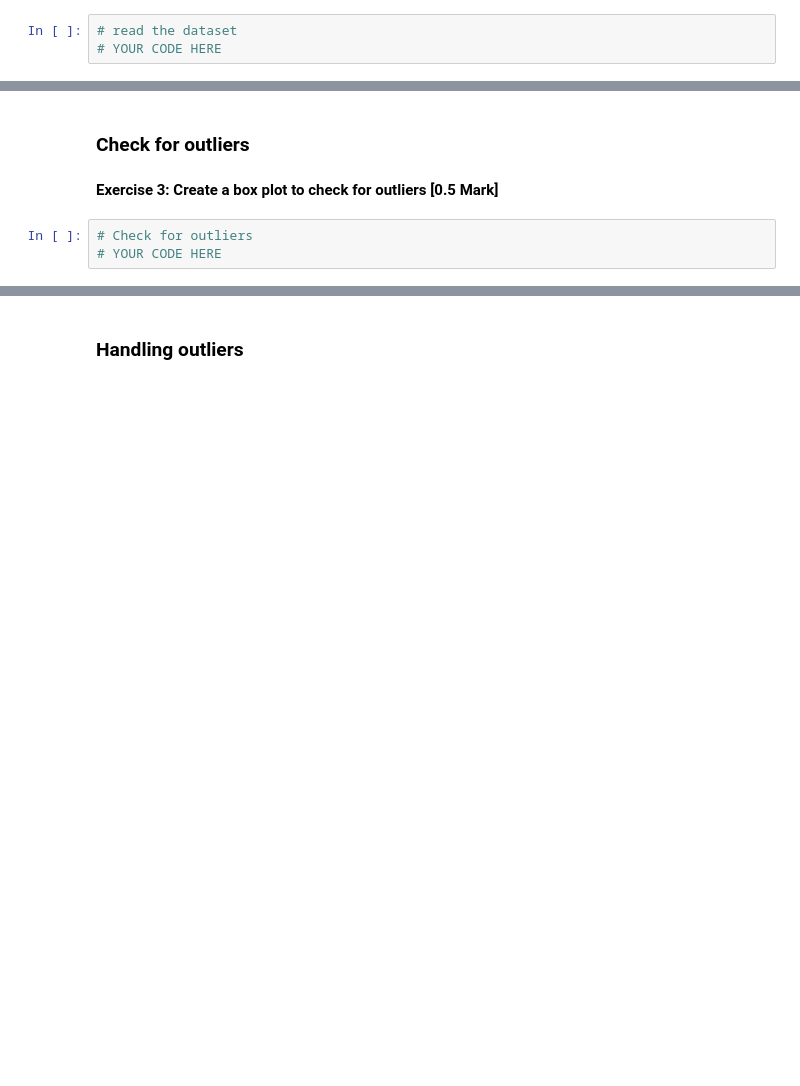
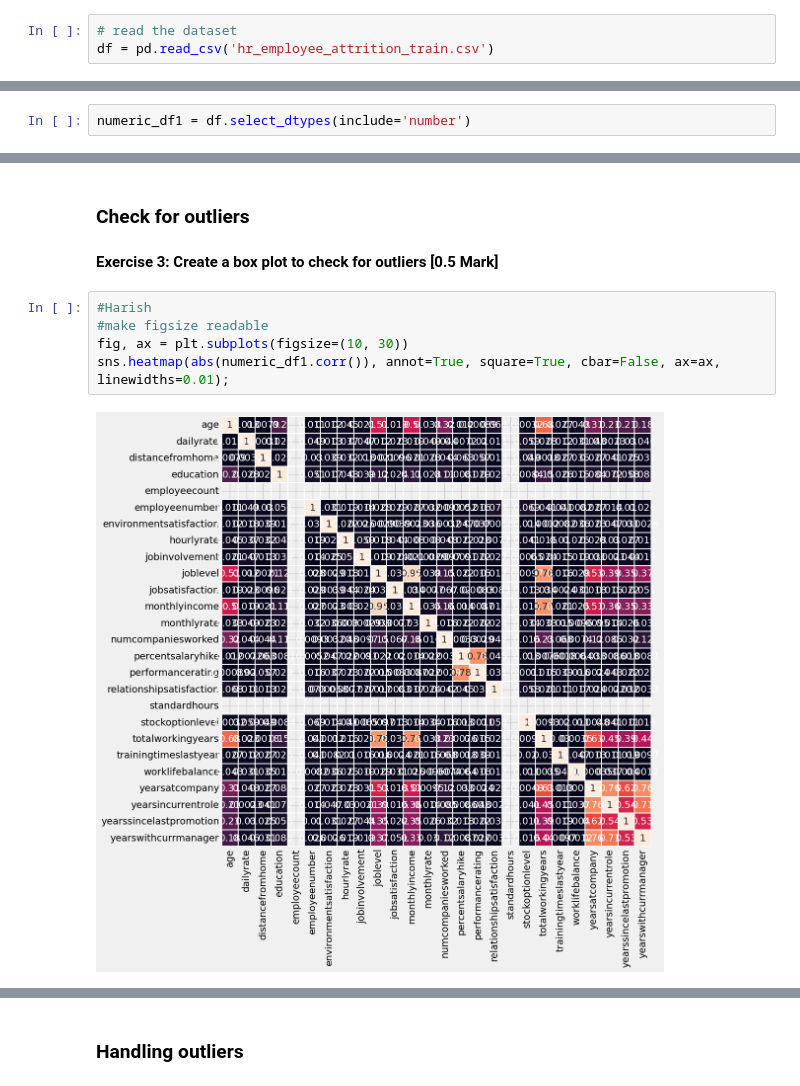
Before and after one commit to HarishAchappaKallira/hakcds, a Jupyter notebook: M2_MP4_NB_Employee_Attrition_Prediction.ipynb, the cells around one changed output, grey strips where cells are left out. Drawn from its saved outputs; the diff is of its cells as text; blank space fills up the shorter version.

```diff
--- a/M2_MP4_NB_Employee_Attrition_Prediction.ipynb
+++ b/M2_MP4_NB_Employee_Attrition_Prediction.ipynb
@@ -95,6 +130,6 @@ pd.set_option('display.max_columns', 100)
 **Hint:** pd.read_csv()
 # %%
 # read the dataset
-# YOUR CODE HERE
+df = pd.read_csv('hr_employee_attrition_train.csv')
 # %%
 # Check the shape of dataframe.
@@ -101,0 +414,2 @@ pd.set_option('display.max_columns', 100)
+# %%
+numeric_df1 = df.select_dtypes(include='number')
@@ -127,6 +482,10 @@ First, we want to get a sense of our data:
 ### Check for outliers
 # %% [markdown]
 **Exercise 3: Create a box plot to check for outliers [0.5 Mark]**
-# %%
-# Check for outliers
-# YOUR CODE HERE
+# %%
+#Harish
+#make figsize readable
+fig, ax = plt.subplots(figsize=(10, 30))
+sns.heatmap(abs(numeric_df1.corr()), annot=True, square=True, cbar=False, ax=ax, linewidths=0.01);
+# %% [output]
+[figure, added]
```
Also changed, not shown: parts of 80 cells of this notebook.
